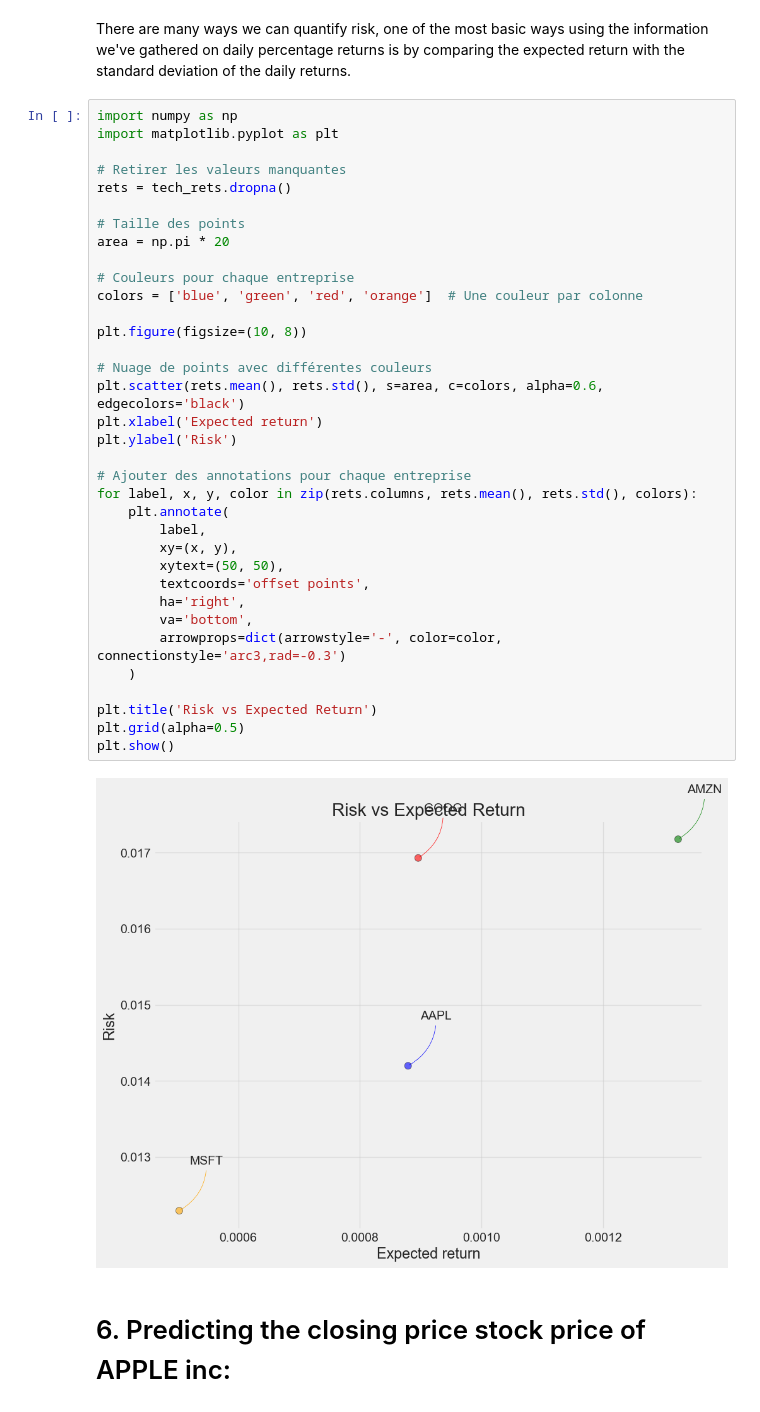
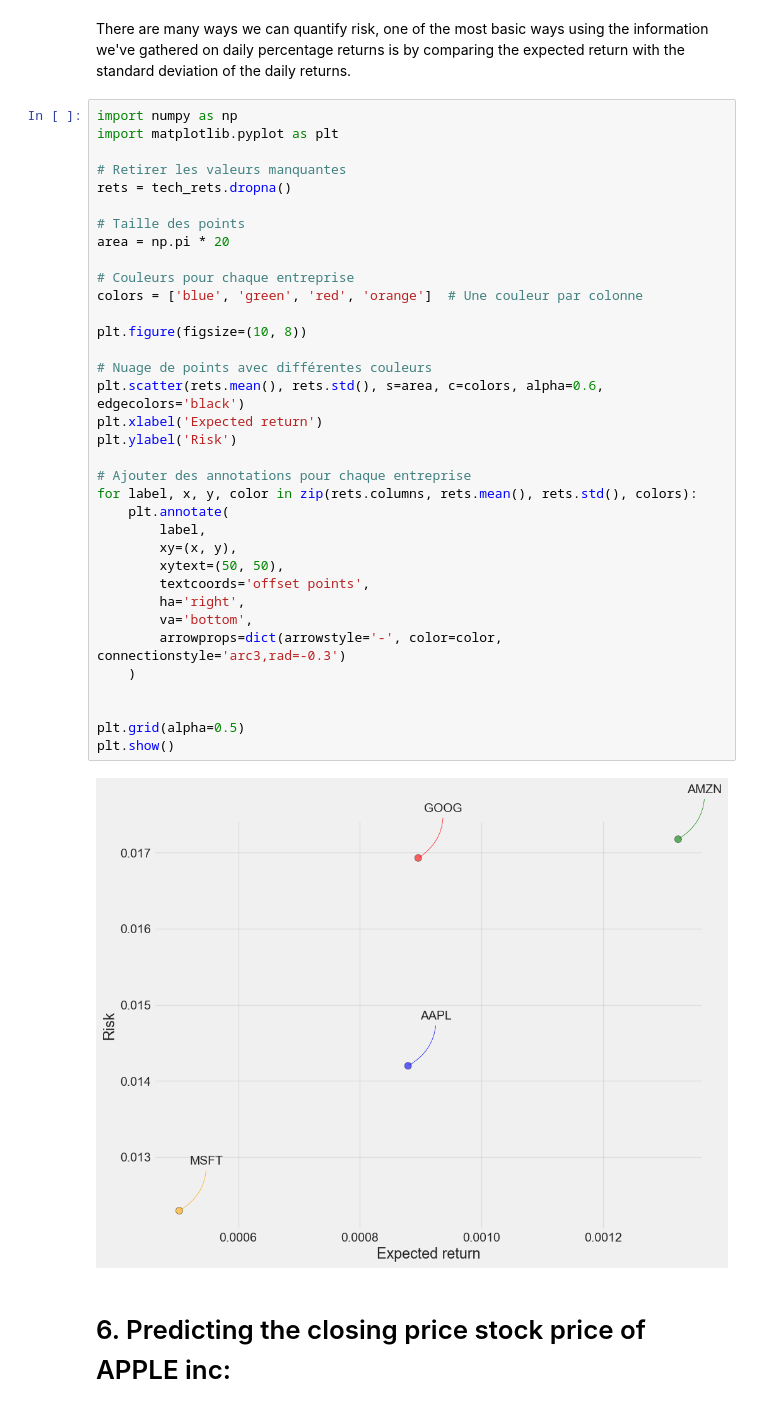
Before and after one commit to laanani-mohamed/Stock_Market_Prediction, a Jupyter notebook: stock-market-analysis-prediction-using-lstm.ipynb, the cells around one changed output. Saved outputs shown, nothing was run; the diff lists cells and outputs as text.

```diff
--- a/stock-market-analysis-prediction-using-lstm.ipynb
+++ b/stock-market-analysis-prediction-using-lstm.ipynb
@@ -392,35 +371,35 @@ import matplotlib.pyplot as plt
 rets = tech_rets.dropna()
 
 # Taille des points
 area = np.pi * 20
 
 # Couleurs pour chaque entreprise
 colors = ['blue', 'green', 'red', 'orange']  # Une couleur par colonne
 
 plt.figure(figsize=(10, 8))
 
 # Nuage de points avec différentes couleurs
 plt.scatter(rets.mean(), rets.std(), s=area, c=colors, alpha=0.6, edgecolors='black')
 plt.xlabel('Expected return')
 plt.ylabel('Risk')
 
 # Ajouter des annotations pour chaque entreprise
 for label, x, y, color in zip(rets.columns, rets.mean(), rets.std(), colors):
     plt.annotate(
         label,
         xy=(x, y),
         xytext=(50, 50),
         textcoords='offset points',
         ha='right',
         va='bottom',
         arrowprops=dict(arrowstyle='-', color=color, connectionstyle='arc3,rad=-0.3')
     )
 
-plt.title('Risk vs Expected Return')
+
 plt.grid(alpha=0.5)
 plt.show()
 # %% [output]
-[figure, old version]
+[figure, new version]
 # %% [markdown]
 # 6. Predicting the closing price stock price of APPLE inc:
 # %%
```
Also changed, not shown: parts of 24 cells of this notebook.
